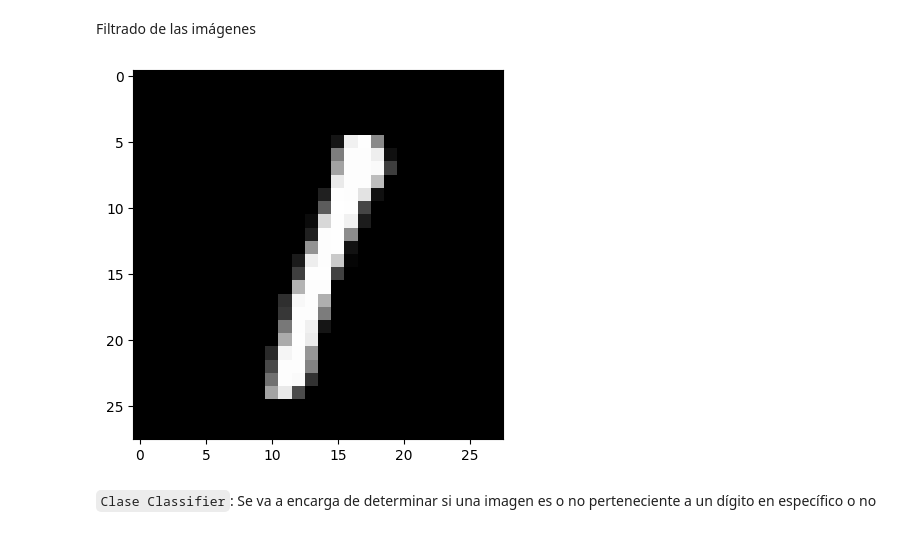
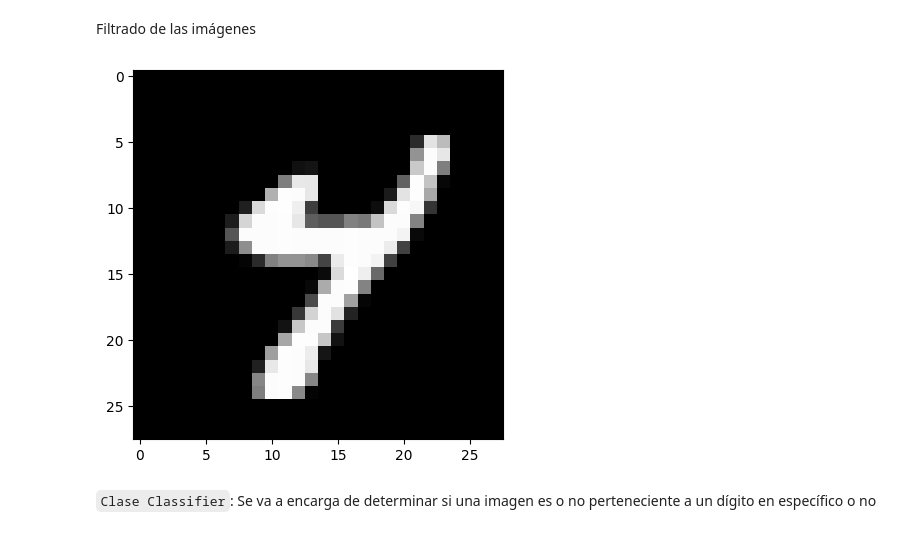
Before and after one commit to mantofer02/CI-0148-2022-S2, a Jupyter notebook: Laboratorios/6/Laboratorio_6.ipynb, the cells around one changed output. Cells and saved outputs as stored; diff of their text form; code cells hidden in the pictures.

```diff
--- a/Laboratorios/6/Laboratorio_6.ipynb
+++ b/Laboratorios/6/Laboratorio_6.ipynb
@@ -71,19 +71,19 @@ Filtrado de las imágenes
 # %%
 from torch import nonzero
 
 
 
-target_number = 1
+target_number = 4
 
 indeces = y == target_number
 
 x_true = x[nonzero(indeces)]
 
 img_number = 1863
 img = x_true[img_number]
 plot_image( img, True, FILE_PATH + '{}.png'.format(img_number))
 # %% [output]
-[figure, old version]
+[figure, new version]
 # %% [markdown]
 `Clase Classifier`:
 Se va a encarga de determinar si una imagen es o no perteneciente a un dígito en específico o no
```
Also changed, not shown: parts of 6 cells of this notebook, 17 other files.
